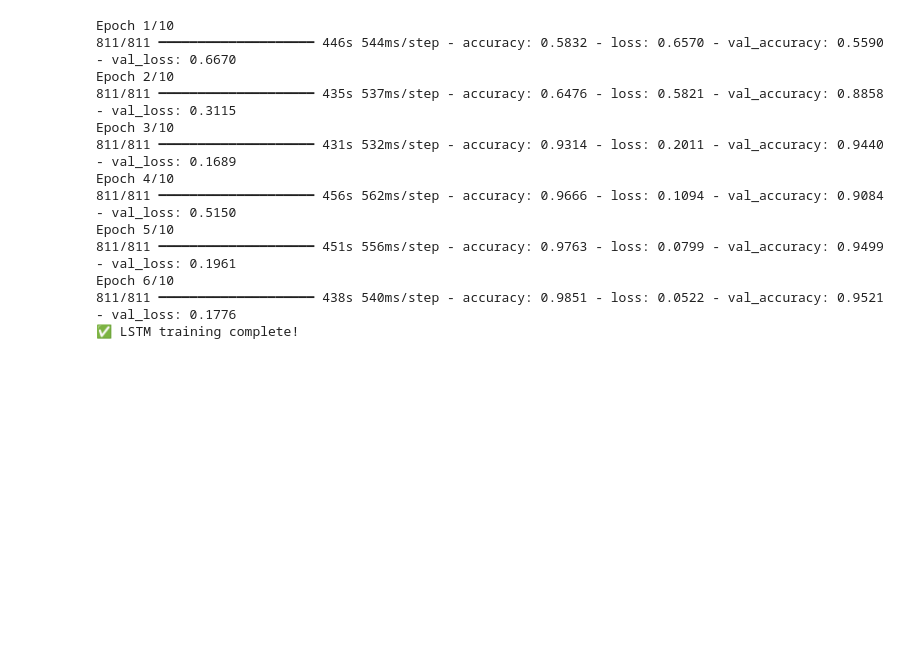
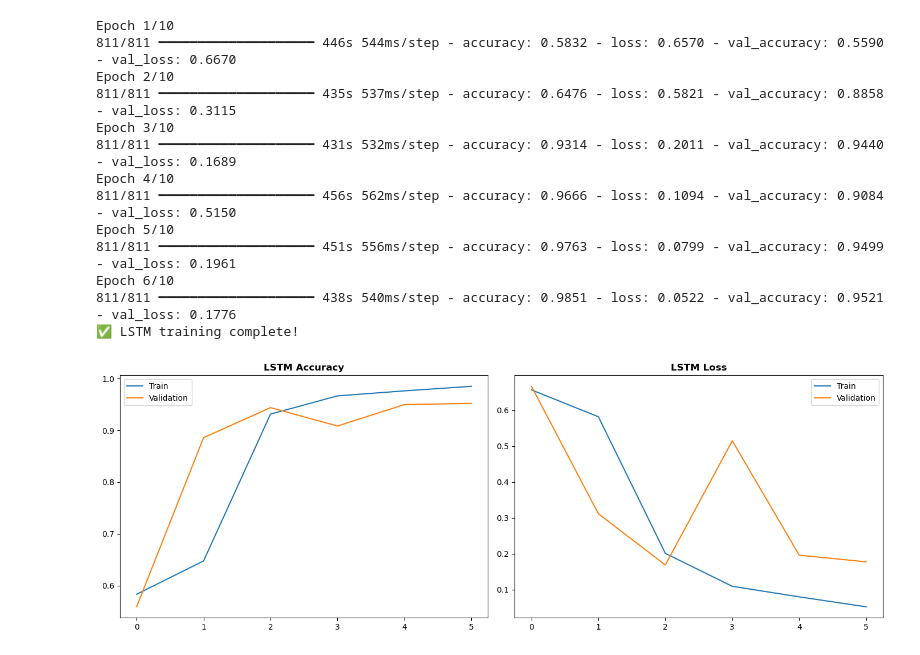
Before and after one commit to pulindu117/NLP_Group_04, a Jupyter notebook: notebooks/04_models_pulindu_pasanjith.ipynb, the cells around one changed output. Cells and saved outputs as stored; diff of their text form; code cells hidden in the pictures; blank space fills up the shorter version.

Commit message:
Add LSTM training accuracy and loss curves

```diff
--- a/notebooks/04_models_pulindu_pasanjith.ipynb
+++ b/notebooks/04_models_pulindu_pasanjith.ipynb
@@ -195,3 +195,19 @@ Epoch 5/10
 Epoch 6/10
 811/811 ━━━━━━━━━━━━━━━━━━━━ 438s 540ms/step - accuracy: 0.9851 - loss: 0.0522 - val_accuracy: 0.9521 - val_loss: 0.1776
 ✅ LSTM training complete!
+# %%
+fig, axes = plt.subplots(1, 2, figsize=(14, 5))
+
+axes[0].plot(history.history['accuracy'], label='Train')
+axes[0].plot(history.history['val_accuracy'], label='Validation')
+axes[0].set_title('LSTM Accuracy', fontweight='bold'); axes[0].legend()
+
+axes[1].plot(history.history['loss'], label='Train')
+axes[1].plot(history.history['val_loss'], label='Validation')
+axes[1].set_title('LSTM Loss', fontweight='bold'); axes[1].legend()
+
+plt.tight_layout()
+plt.savefig('../screenshots/08_lstm_training_curves.png', dpi=150, bbox_inches='tight')
+plt.show()
+# %% [output]
+[figure, added]
```
Also changed, not shown: 1 other file.
